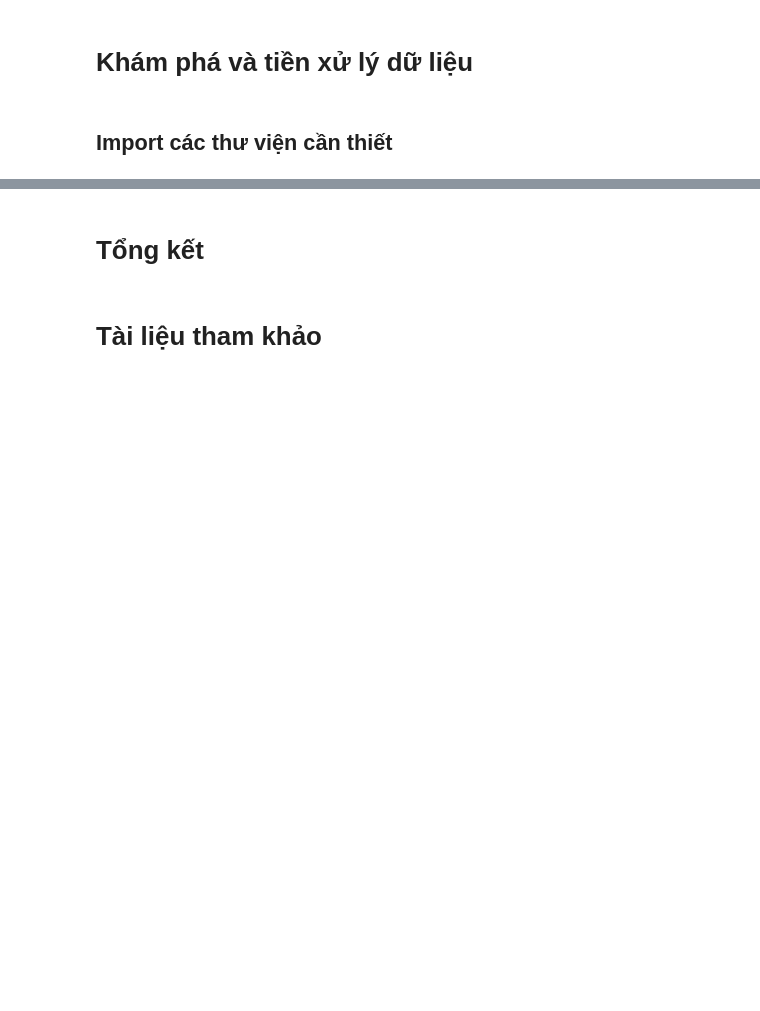
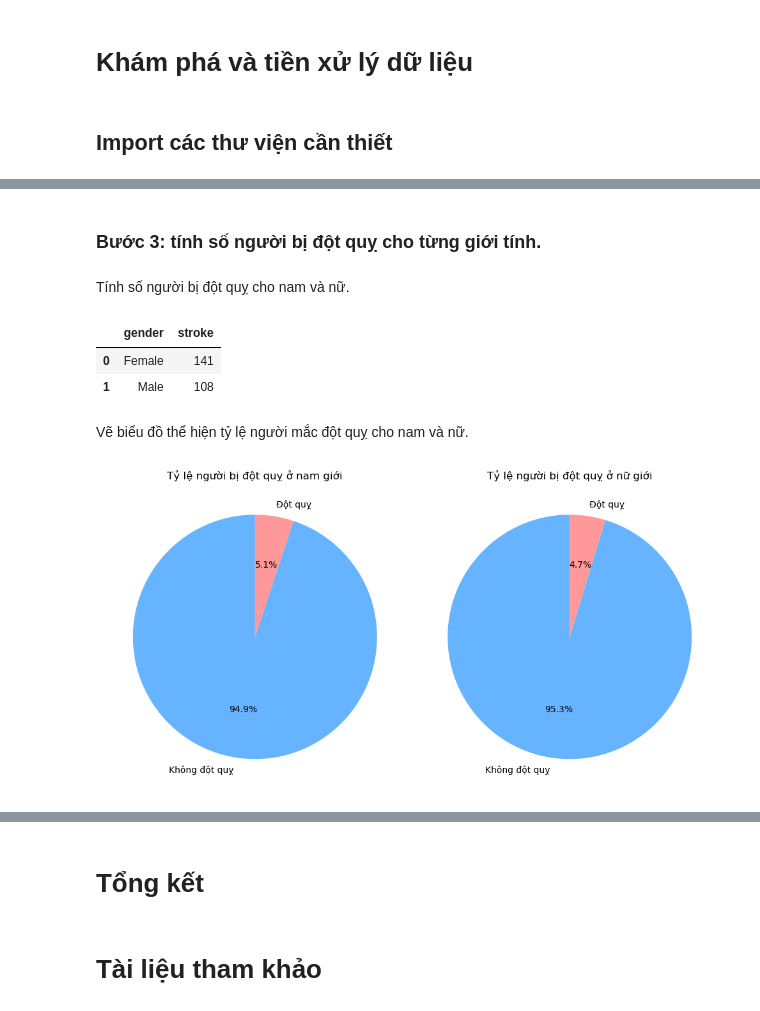
Before and after one commit to Ddyln/Stroke-Prediction-Analysis, a Jupyter notebook: report.ipynb, the cells around one changed output, grey strips where cells are left out. Drawn from its saved outputs; the diff is of its cells as text; code cells hidden in the pictures; blank space fills up the shorter version.

```diff
--- a/report.ipynb
+++ b/report.ipynb
@@ -66,0 +285,30 @@ import seaborn as sns
+# %% [markdown]
+### Bước 3: tính số người bị đột quỵ cho từng giới tính.
+# %% [markdown]
+Tính số người bị đột quỵ cho nam và nữ.
+# %%
+gender_df = data[['gender', 'stroke']]
+male_stroke_counts = gender_df[gender_df['gender'] == 'Male']['stroke'].value_counts()
+female_stroke_counts = gender_df[gender_df['gender'] == 'Female']['stroke'].value_counts()
+gender_df.groupby('gender').sum().reset_index()
+# %% [output]
+|  | gender | stroke |
+| 0 | Female | 141 |
+| 1 | Male | 108 |
+# %% [markdown]
+Vẽ biểu đồ thể hiện tỷ lệ người mắc đột quỵ cho nam và nữ.
+# %%
+fig, axes = plt.subplots(1, 2, figsize=(10, 7))
+
+# Biểu đồ tròn cho nam
+axes[0].pie(male_stroke_counts, labels=['Không đột quỵ', 'Đột quỵ'], autopct='%1.1f%%', startangle=90, colors=['#66B3FF', '#FF9999'])
+axes[0].set_title('Tỷ lệ người bị đột quỵ ở nam giới')
+
+# Biểu đồ tròn cho nữ
+axes[1].pie(female_stroke_counts, labels=['Không đột quỵ', 'Đột quỵ'], autopct='%1.1f%%', startangle=90, colors=['#66B3FF', '#FF9999'])
+axes[1].set_title('Tỷ lệ người bị đột quỵ ở nữ giới')
+
+plt.tight_layout()
+plt.show()
+# %% [output]
+[figure, added]
```
Also changed, not shown: parts of 32 cells of this notebook.
